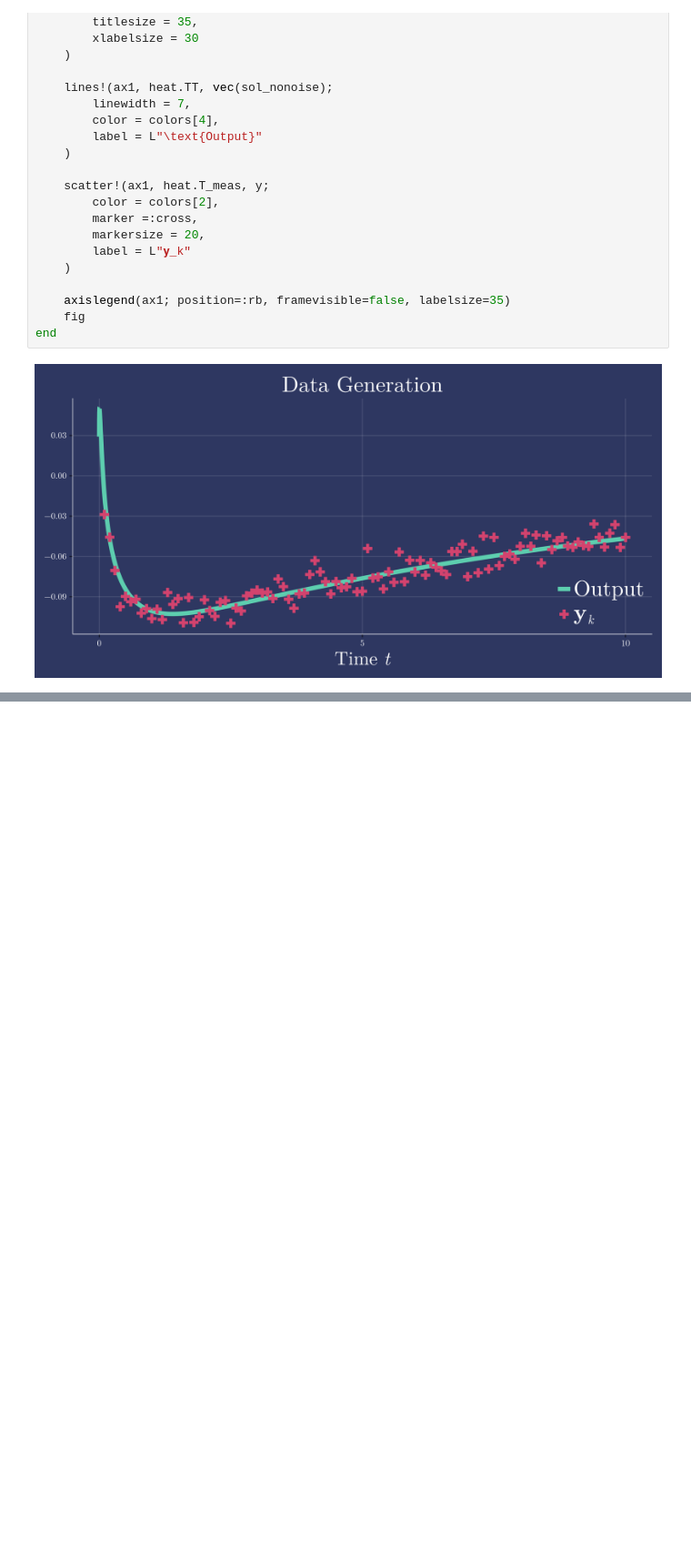
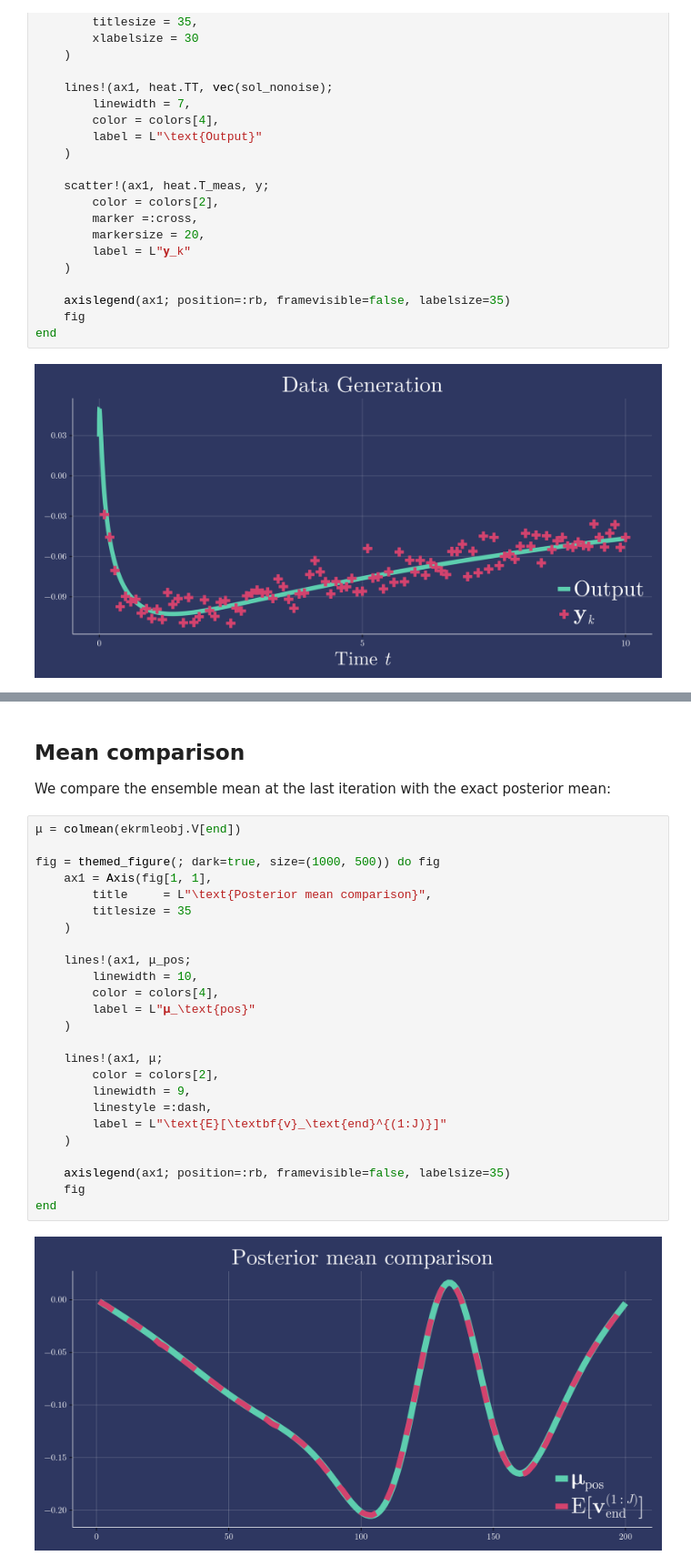
Before and after one commit to pstavrin/OralQual, a Jupyter notebook: scripts/HeatEq.ipynb, the cells around one changed output, grey strips where cells are left out. Shown at 91% size. Drawn from its saved outputs; the diff is of its cells as text; blank space fills up the shorter version.

```diff
--- a/scripts/HeatEq.ipynb
+++ b/scripts/HeatEq.ipynb
@@ -121,0 +165,30 @@ end
+# %% [markdown]
+## **Mean comparison**
+We compare the ensemble mean at the last iteration with the exact posterior mean:
+# %%
+μ = colmean(ekrmleobj.V[end])
+
+fig = themed_figure(; dark=true, size=(1000, 500)) do fig
+    ax1 = Axis(fig[1, 1],
+        title     = L"\text{Posterior mean comparison}",
+        titlesize = 35
+    )
+
+    lines!(ax1, μ_pos;
+        linewidth = 10,
+        color = colors[4],
+        label = L"𝛍_\text{pos}"
+    )
+
+    lines!(ax1, μ;
+        color = colors[2],
+        linewidth = 9,
+        linestyle =:dash,
+        label = L"\text{E}[\textbf{v}_\text{end}^{(1:J)}]"
+    )
+
+    axislegend(ax1; position=:rb, framevisible=false, labelsize=35)
+    fig
+end
+# %% [output]
+[figure, added]
```
Also changed, not shown: parts of 6 cells of this notebook.
